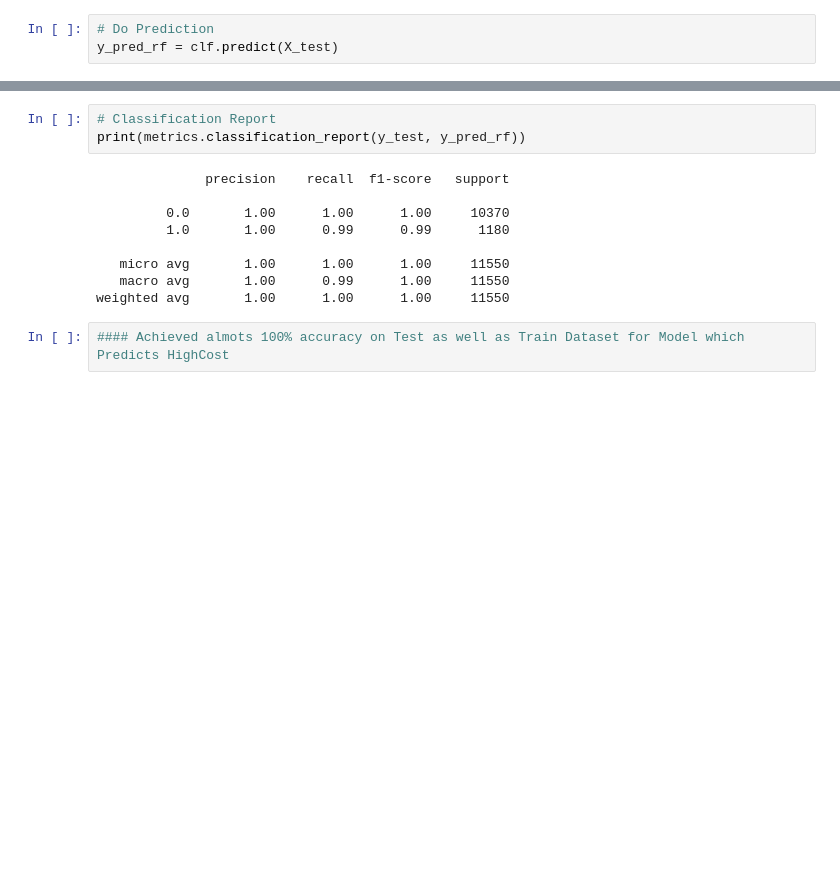
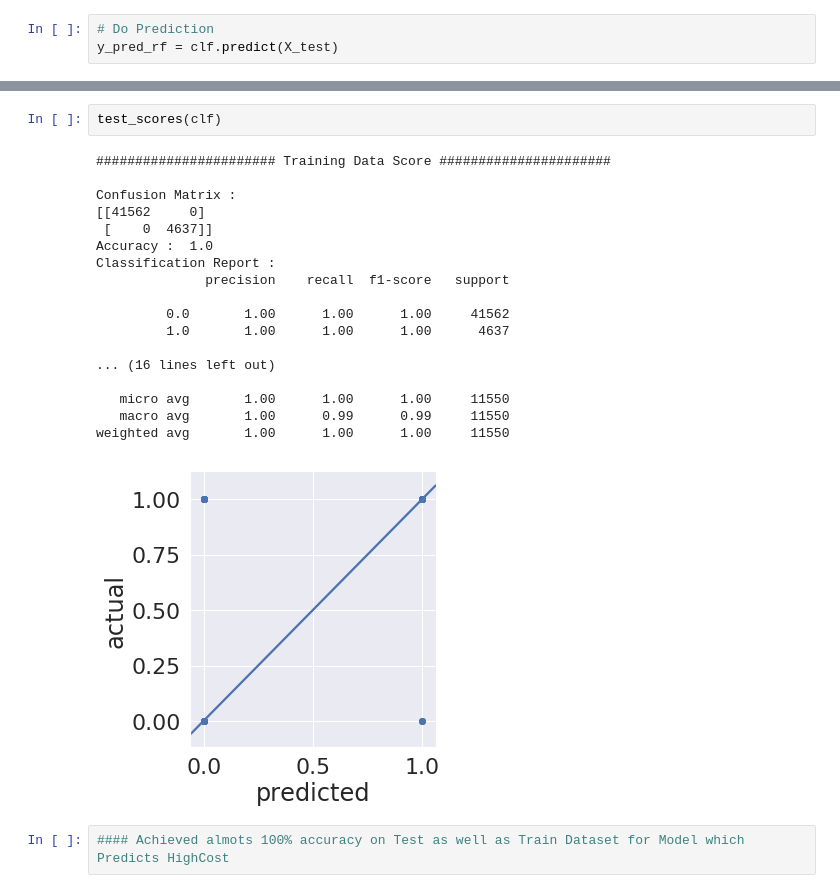
Before and after one commit to datascience-enthusiast/Workers-Compensation-CaseStudy-NLP, a Jupyter notebook: JLT Case Study.ipynb, the cells around one changed output, grey strips where cells are left out. Drawn from its saved outputs; the diff is of its cells as text; blank space fills up the shorter version.

```diff
--- a/JLT Case Study.ipynb
+++ b/JLT Case Study.ipynb
@@ -772,16 +805,25 @@ Test set accuracy -  0.9984415584415585
 Train set accuracy -  1.0
-# %%
-# Classification Report
-print(metrics.classification_report(y_test, y_pred_rf))
-# %% [output]
-              precision    recall  f1-score   support
-
-         0.0       1.00      1.00      1.00     10370
-         1.0       1.00      0.99      0.99      1180
-
-   micro avg       1.00      1.00      1.00     11550
-   macro avg       1.00      0.99      1.00     11550
-weighted avg       1.00      1.00      1.00     11550
+# %%
+test_scores(clf)
+# %% [output]
+####################### Training Data Score ######################
+
+Confusion Matrix :
+[[41562     0]
+ [    0  4637]]
+Accuracy :  1.0
+Classification Report :
+              precision    recall  f1-score   support
+
+         0.0       1.00      1.00      1.00     41562
+         1.0       1.00      1.00      1.00      4637
+
+... (16 lines left out)
+
+   micro avg       1.00      1.00      1.00     11550
+   macro avg       1.00      0.99      0.99     11550
+weighted avg       1.00      1.00      1.00     11550
+[figure, added]
 # %%
 #### Achieved almots 100% accuracy on Test as well as Train Dataset for Model which Predicts HighCost
 # %%
```
Also changed, not shown: parts of 16 cells of this notebook, 2 other files.
